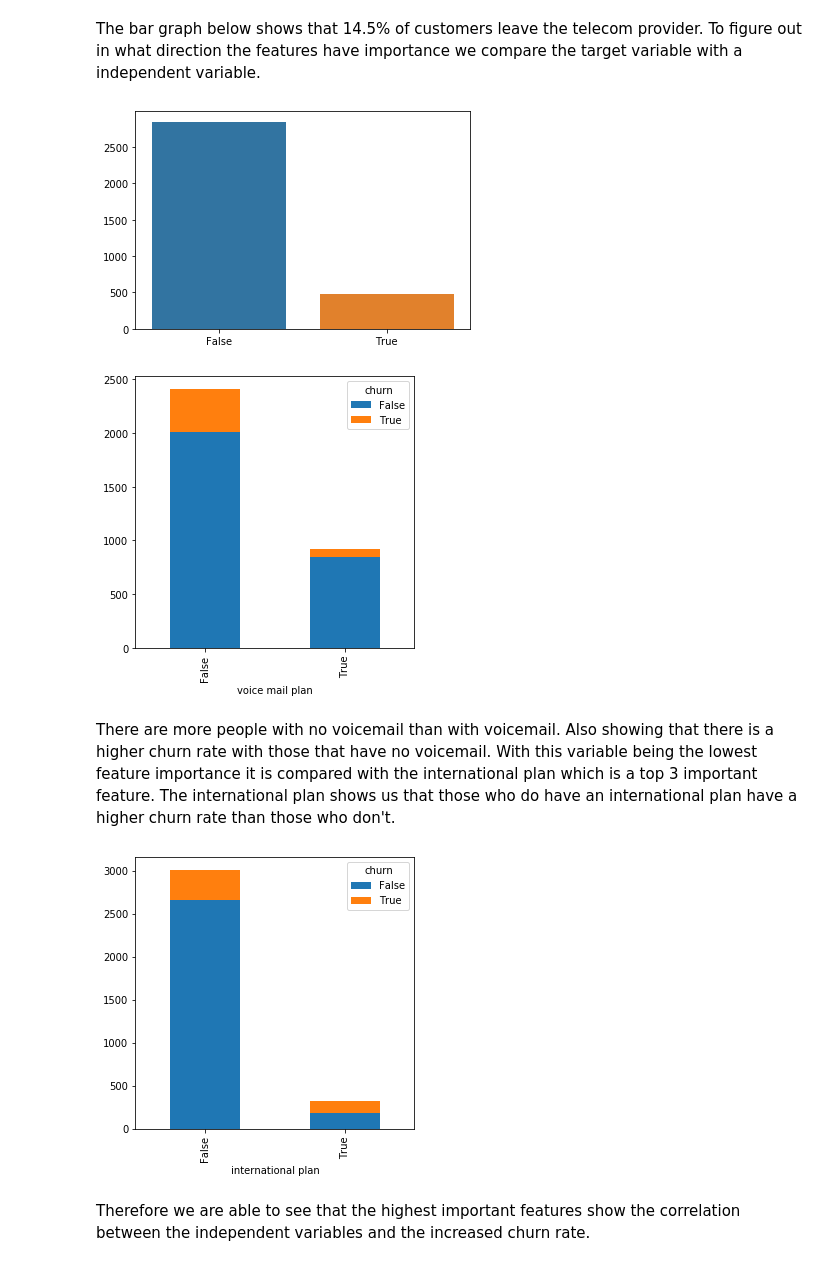
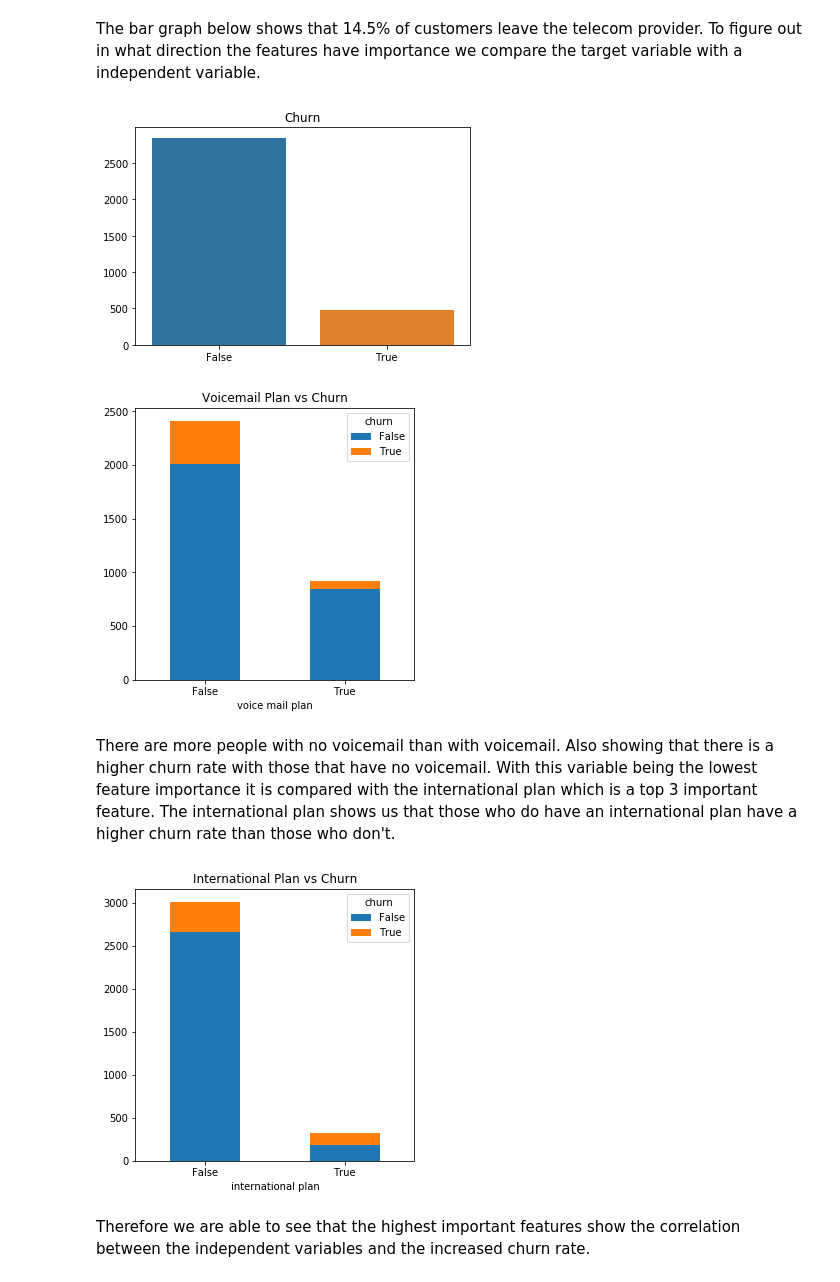
Before and after one commit to ohsusanna93/dsc-mod-3-project-v2-1-online-ds-pt-100719, a Jupyter notebook: student.ipynb, the cells around one changed output. Saved outputs shown, nothing was run; the diff lists cells and outputs as text; code cells hidden in the pictures.

```diff
--- a/student.ipynb
+++ b/student.ipynb
@@ -450,19 +504,21 @@ Multiple different parameters and combinations using RandomizedSearchCV resulted
 The bar graph below shows that 14.5% of customers leave the telecom provider. To figure out in what direction the features have importance we compare the target variable with a independent variable.
 # %%
 y = df["churn"].value_counts()
-sns.barplot(y.index, y.values,);
+sns.barplot(y.index, y.values).set_title('Churn');
 # %% [output]
-[figure, old version]
+[figure, new version]
 # %%
-df.groupby(["voice mail plan", "churn"]).size().unstack().plot(kind='bar', stacked=True, figsize=(5,5));
+df.groupby(["voice mail plan", "churn"]).size().unstack().plot(kind='bar', stacked=True, figsize=(5,5),
+                                                              rot=0, title = 'Voicemail Plan vs Churn');
 # %% [output]
-[figure, old version]
+[figure, new version]
 # %% [markdown]
 There are more people with no voicemail than with voicemail. Also showing that there is a higher churn rate with those that have no voicemail. With this variable being the lowest feature importance it is compared with the international plan which is a top 3 important feature. The international plan shows us that those who do have an international plan have a higher churn rate than those who don't.
 # %%
-df.groupby(["international plan", "churn"]).size().unstack().plot(kind='bar', stacked=True, figsize=(5,5));
+df.groupby(["international plan", "churn"]).size().unstack().plot(kind='bar', stacked=True, figsize=(5,5),
+                                                                rot=0, title = "International Plan vs Churn");
 # %% [output]
-[figure, old version]
+[figure, new version]
 # %% [markdown]
 Therefore we are able to see that the highest important features show the correlation between the independent variables and the increased churn rate.
 # %% [markdown]
```
Also changed, not shown: parts of 17 cells of this notebook, 13 other files.
